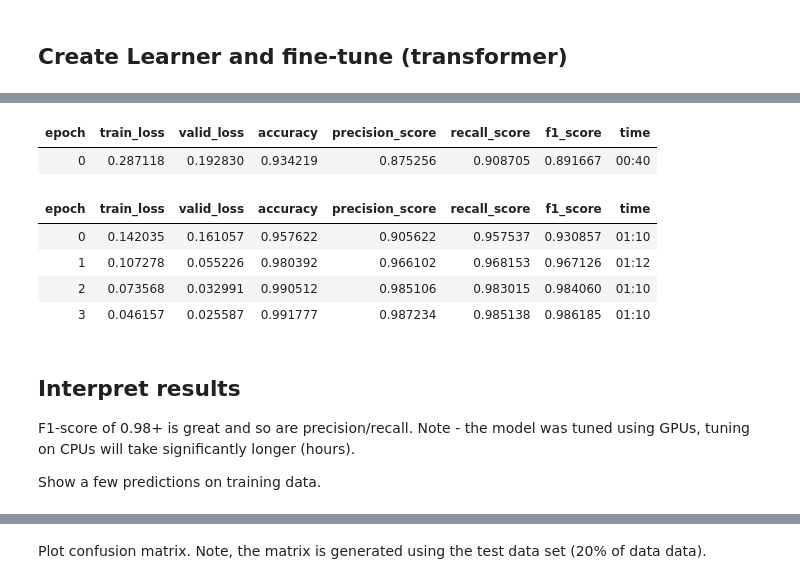
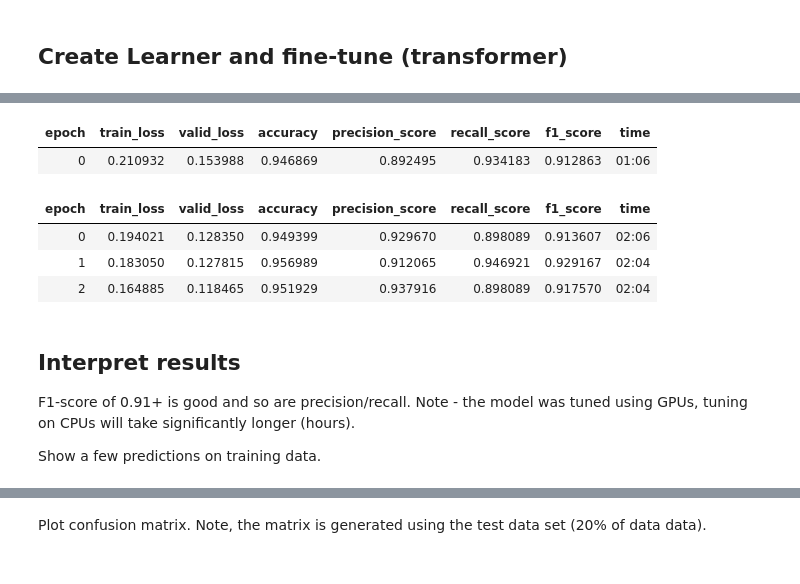
Before and after one commit to himalayahall/YU_FASTAI, a Jupyter notebook: fastai-email-ham-spam-classifier.ipynb, the cells around one changed output, grey strips where cells are left out. Saved outputs shown, nothing was run; the diff lists cells and outputs as text; code cells hidden in the pictures.

```diff
--- a/fastai-email-ham-spam-classifier.ipynb
+++ b/fastai-email-ham-spam-classifier.ipynb
@@ -132,17 +143,16 @@ learner = text_classifier_learner(dls_cls,
 # %%
-learner.fine_tune(4, 1e-2)
+learner.fine_tune(3, 0.0002290867705596611)
 # %% [output]
 | epoch | train_loss | valid_loss | accuracy | precision_score | recall_score | f1_score | time |
-| 0 | 0.287118 | 0.192830 | 0.934219 | 0.875256 | 0.908705 | 0.891667 | 00:40 |
+| 0 | 0.210932 | 0.153988 | 0.946869 | 0.892495 | 0.934183 | 0.912863 | 01:06 |
 | epoch | train_loss | valid_loss | accuracy | precision_score | recall_score | f1_score | time |
-| 0 | 0.142035 | 0.161057 | 0.957622 | 0.905622 | 0.957537 | 0.930857 | 01:10 |
-| 1 | 0.107278 | 0.055226 | 0.980392 | 0.966102 | 0.968153 | 0.967126 | 01:12 |
-| 2 | 0.073568 | 0.032991 | 0.990512 | 0.985106 | 0.983015 | 0.984060 | 01:10 |
-| 3 | 0.046157 | 0.025587 | 0.991777 | 0.987234 | 0.985138 | 0.986185 | 01:10 |
+| 0 | 0.194021 | 0.128350 | 0.949399 | 0.929670 | 0.898089 | 0.913607 | 02:06 |
+| 1 | 0.183050 | 0.127815 | 0.956989 | 0.912065 | 0.946921 | 0.929167 | 02:04 |
+| 2 | 0.164885 | 0.118465 | 0.951929 | 0.937916 | 0.898089 | 0.917570 | 02:04 |
 # %% [markdown]
 ## Interpret results
 
-F1-score of 0.98+ is great and so are precision/recall. Note - the model was tuned using GPUs, tuning on CPUs will take significantly longer (hours).
+F1-score of 0.91+ is good and so are precision/recall. Note - the model was tuned using GPUs, tuning on CPUs will take significantly longer (hours).
 
 Show a few predictions on training data.
 # %%
```
Also changed, not shown: parts of 28 cells of this notebook.
